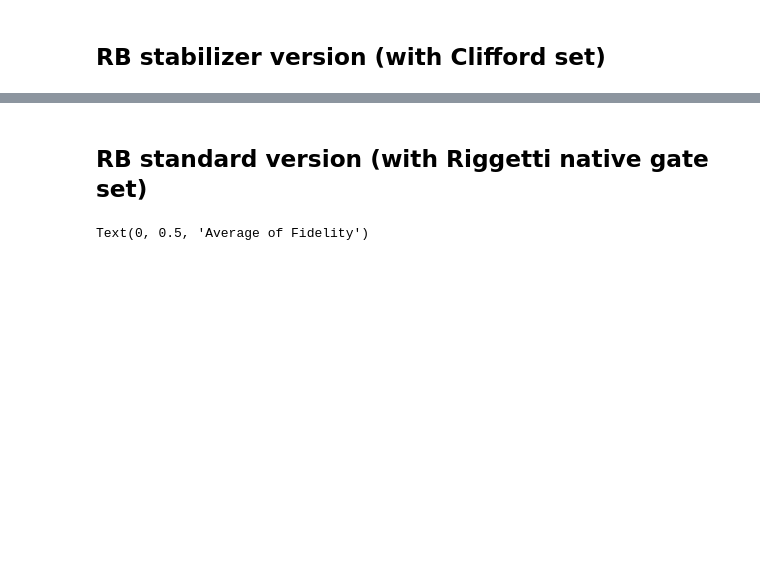
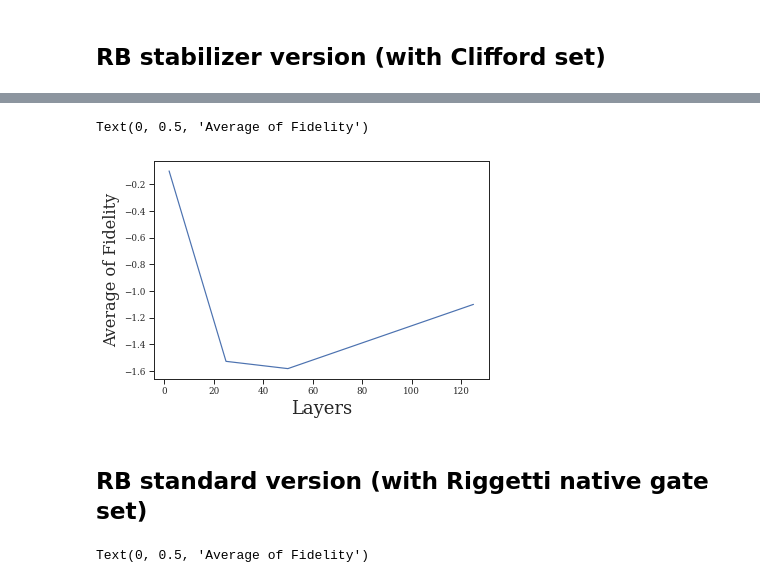
Before and after one commit to mmehrani/Randomized_Benchmarking_protocol, a Jupyter notebook: Bench_machine.ipynb, the cells around one changed output, grey strips where cells are left out. Drawn from its saved outputs; the diff is of its cells as text; code cells hidden in the pictures; blank space fills up the shorter version.

```diff
--- a/Bench_machine.ipynb
+++ b/Bench_machine.ipynb
@@ -64,7 +65,10 @@ KeyboardInterrupt:
 # %%
-plt.plot(avg_stab_fdlty_list)
+plt.plot(ordered_layers, avg_stab_fdlty_list)
 plt.xlabel('Layers', fontsize=18)
 plt.ylabel('Average of Fidelity', fontsize=16)
+# %% [output]
+Text(0, 0.5, 'Average of Fidelity')
+[figure, added]
 # %% [markdown]
 ## RB standard version (with Riggetti native gate set)
 # %%
```
Also changed, not shown: parts of 9 cells of this notebook, 1 other file.
